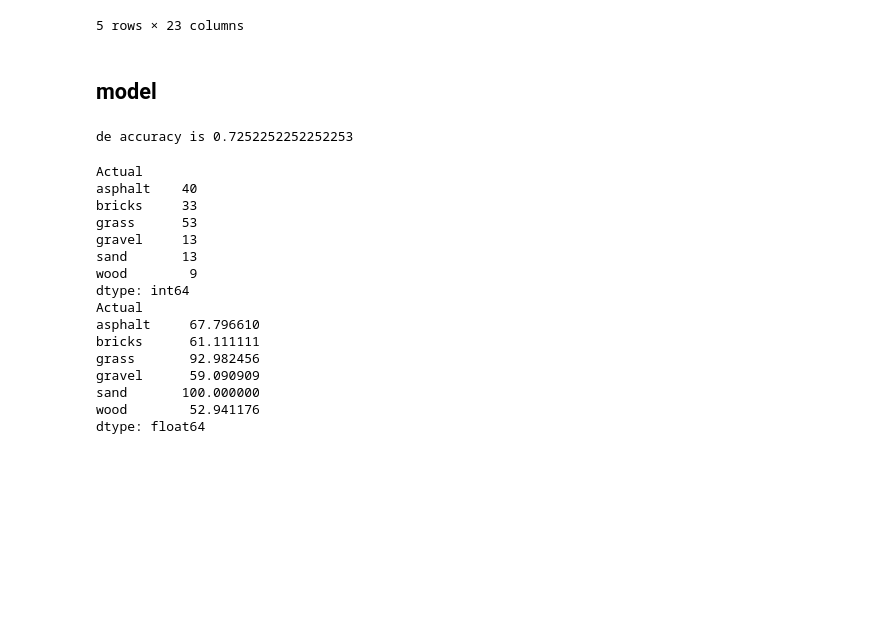
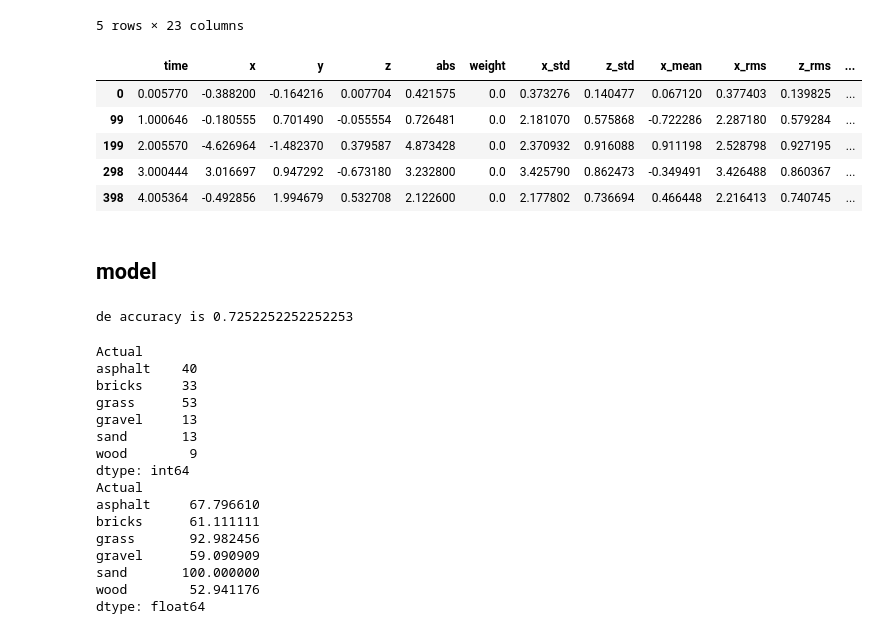
Before and after one commit to lrncjrssn/DS8_eindproject, a Jupyter notebook: CLASSIFICATIE.ipynb, the cells around one changed output. Saved outputs shown, nothing was run; the diff lists cells and outputs as text; code cells hidden in the pictures; blank space fills up the shorter version.

```diff
--- a/CLASSIFICATIE.ipynb
+++ b/CLASSIFICATIE.ipynb
@@ -47,17 +47,25 @@ df_all.head()
 # %%
 colomn_names = df_all.columns
 colomn_names
 
 # colomnen verwijderen
 feature_names=['time', 'x', 'y', 'z', 'abs', 'weight', 'weather',
        'x_std', 'z_std', 'x_mean',
        'x_rms', 'z_rms',
        'z_spectral_flatness']
 Y = df_all['roadtype']
 X = df_all[feature_names]
 X = pd.get_dummies(X, columns=['weather'], drop_first=True, dtype=int)
 
 x_train, x_test, y_train, y_test = train_test_split(X, Y, test_size=0.2, random_state=42)
+X.head()
+# %% [output]
+|  | time | x | y | z | abs | weight | x_std | z_std | x_mean | x_rms | z_rms | ... |
+| 0 | 0.005770 | -0.388200 | -0.164216 | 0.007704 | 0.421575 | 0.0 | 0.373276 | 0.140477 | 0.067120 | 0.377403 | 0.139825 | ... |
+| 99 | 1.000646 | -0.180555 | 0.701490 | -0.055554 | 0.726481 | 0.0 | 2.181070 | 0.575868 | -0.722286 | 2.287180 | 0.579284 | ... |
+| 199 | 2.005570 | -4.626964 | -1.482370 | 0.379587 | 4.873428 | 0.0 | 2.370932 | 0.916088 | 0.911198 | 2.528798 | 0.927195 | ... |
+| 298 | 3.000444 | 3.016697 | 0.947292 | -0.673180 | 3.232800 | 0.0 | 3.425790 | 0.862473 | -0.349491 | 3.426488 | 0.860367 | ... |
+| 398 | 4.005364 | -0.492856 | 1.994679 | 0.532708 | 2.122600 | 0.0 | 2.177802 | 0.736694 | 0.466448 | 2.216413 | 0.740745 | ... |
 # %% [markdown]
 ## model
 # %%
```
Also changed, not shown: parts of 1 cell of this notebook, 1 other file.
